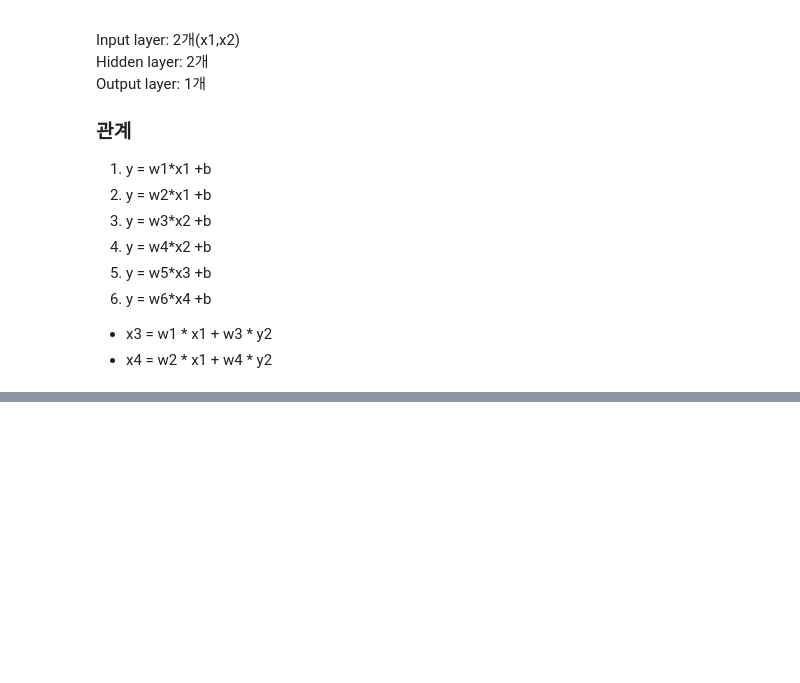
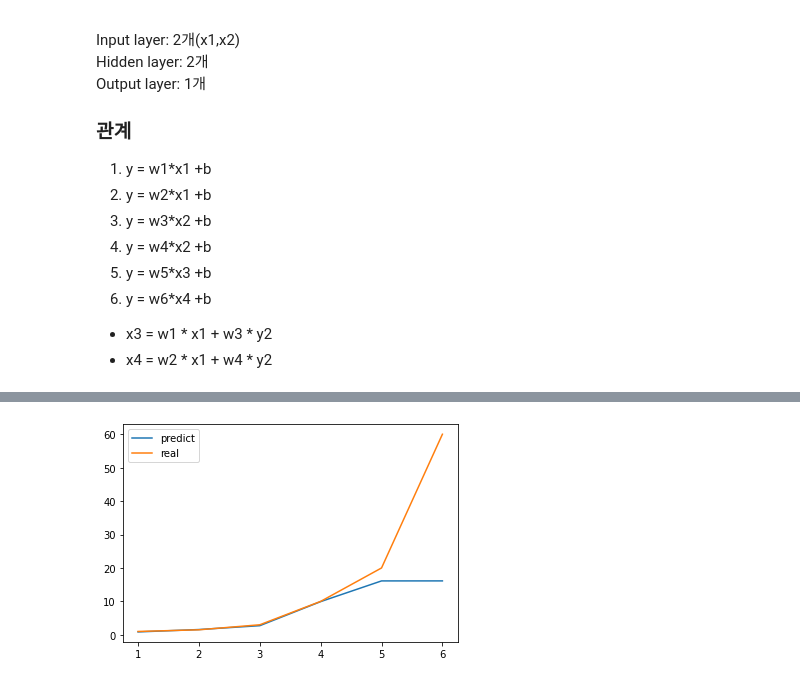
Before and after one commit to minjeongss/DeepLearning, a Jupyter notebook: DeepLearning_30m.ipynb, the cells around one changed output, grey strips where cells are left out. Drawn from its saved outputs; the diff is of its cells as text; code cells hidden in the pictures; blank space fills up the shorter version.

```diff
--- a/DeepLearning_30m.ipynb
+++ b/DeepLearning_30m.ipynb
@@ -244,0 +299,10 @@ Output layer: 1개
+# %%
+X=tf.keras.layers.Input(shape=[2]) #독립변수 col
+H=tf.keras.layers.Dense(2,activation='swish')(X) #히든 레이어, 안의 수는 node수에 해당함
+H=tf.keras.layers.Dense(2,activation='swish')(H) #히든 레이어
+Y=tf.keras.layers.Dense(1)(H)
+model=tf.keras.models.Model(X,Y)
+model.compile(loss='mse')
+# %%
+model.fit(independent,dependent,epochs=10000,verbose=0) #1만번 학습, 출력 없이
+model.fit(independent,dependent,epochs=10)
@@ -244,0 +366,8 @@ Output layer: 1개
+# %%
+plt.plot(np.arange(1,7),model.predict(independent),label='predict')
+plt.plot(np.arange(1,7),dependent,label='real')
+
+plt.legend()
+plt.show()
+# %% [output]
+[figure, added]
```
Also changed, not shown: parts of 53 cells of this notebook.
